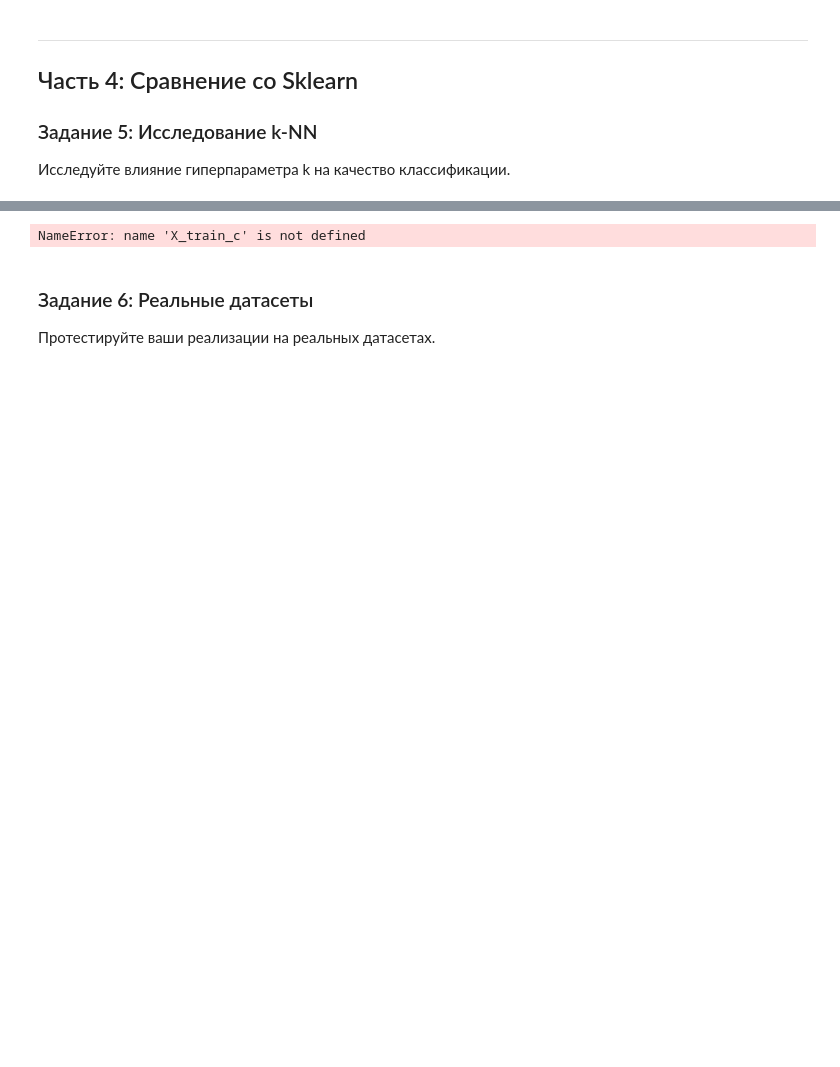
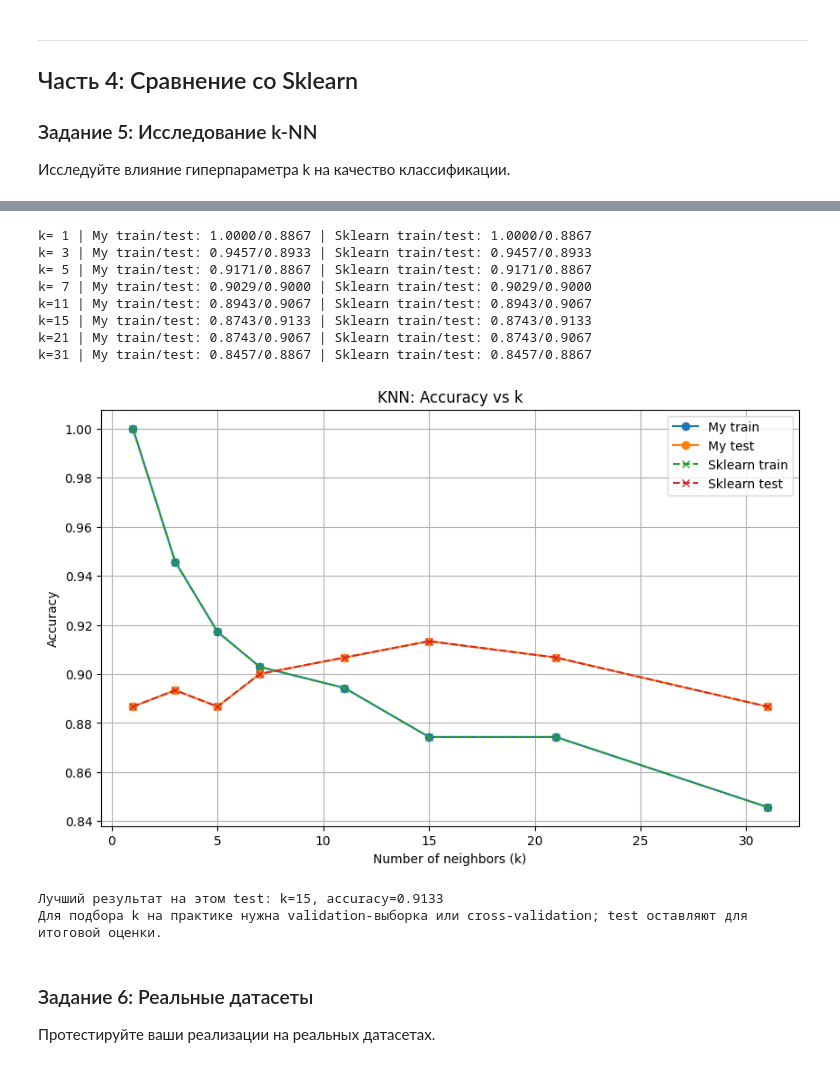
Before and after one commit to vasili-sikora/ml_azati_labs, a Jupyter notebook: lab7-knn-kmeans.ipynb, the cells around one changed output, grey strips where cells are left out. Saved outputs shown, nothing was run; the diff lists cells and outputs as text; code cells hidden in the pictures; blank space fills up the shorter version.

```diff
--- a/lab7-knn-kmeans.ipynb
+++ b/lab7-knn-kmeans.ipynb
@@ -262,16 +266,16 @@ def compute_distances(X_train, X_test, metric="l2"):
     #TODO: Реализовать с помощью broadcasting
     # Подсказка: используйте np.linalg.norm для L2 и np.sum(np.abs(...)) для L1
     # Или используйте формулу: ||a-b||^2 = ||a||^2 + ||b||^2 - 2*a*b
+    X_train = np.asarray(X_train, dtype=float)
+    X_test = np.asarray(X_test, dtype=float)
+    if X_train.ndim != 2 or X_test.ndim != 2 or X_train.shape[1] != X_test.shape[1]:
+        raise ValueError("Ожидаются двумерные массивы с одинаковым числом признаков")
     diff = X_test[:, np.newaxis, :] - X_train[np.newaxis, :, :]
-
     if metric == "l2":
-        distances = np.sqrt(np.abs(diff), axis=2)
-    elif metric == "l1":
-        distances = np.sum(np.abs(diff), axis=2)
-    else:
-        raise ValueError("Неизвестная метрика расстояния")
-
-    return distances
+        return np.linalg.norm(diff, axis=2)
+    if metric == "l1":
+        return np.sum(np.abs(diff), axis=2)
+    raise ValueError("metric должна быть 'l1' или 'l2'")
 # %% [markdown]
 ### Задание 3: Класс KNNClassifier
 
@@ -875,46 +962,51 @@ print(f"Train: {X_train_c.shape}, Test: {X_test_c.shape}")
 # %%
 #TODO: Исследовать accuracy для разных значений k
+#TODO: Обучить вашу модель KNNClassifier и sklearn
+# Вычислить accuracy на train и test
+# Визуализация
+#TODO: Вывести лучшее значение accuracy и соответствующий k
+# Сравниваем одинаковые параметры нашей реализации и sklearn.
 k_values = [1, 3, 5, 7, 11, 15, 21, 31]
-train_acc = []
-test_acc = []
+train_acc, test_acc = [], []
+sk_train_acc, sk_test_acc = [], []
 
 for k in k_values:
-    #TODO: Обучить вашу модель KNNClassifier и sklearn
-    # Вычислить accuracy на train и test
-    my_knn = KNNClassifier(n_neighbors=k)
-    my_knn.fit(X_train_c, y_train_c)
+    my_knn = KNNClassifier(n_neighbors=k).fit(X_train_c, y_train_c)
+    sk_knn = SklearnKNN(n_neighbors=k).fit(X_train_c, y_train_c)
+    train_acc.append(accuracy_score(y_train_c, my_knn.predict(X_train_c)))
+    test_acc.append(accuracy_score(y_test_c, my_knn.predict(X_test_c)))
+    sk_train_acc.append(accuracy_score(y_train_c, sk_knn.predict(X_train_c)))
+    sk_test_acc.append(accuracy_score(y_test_c, sk_knn.predict(X_test_c)))
+    print(f"k={k:2d} | My train/test: {train_acc[-1]:.4f}/{test_acc[-1]:.4f} "
+          f"| Sklearn train/test: {sk_train_acc[-1]:.4f}/{sk_test_acc[-1]:.4f}")
 
-    sk_knn = SklearnKNN(n_neighbors=k)
-    sk_knn.fit(X_train_c, y_train_c)
-
-    my_knn_train_pred = my_knn.predict(X_train_c)
-    my_knn_test_pred = my_knn.predict(X_test_c)
-
-    sk_knn_train_pred = sk_knn.predict(X_train_c)
-    sk_knn_test_pred = sk_knn.predict(X_test_c)
-
-    my_knn_acc_train = accuracy_score(y_train_c, my_knn_train_pred)
-    my_knn_acc_test = accuracy_score(y_test_c, my_knn_test_pred)
-
-    sk_knn_acc_train = accuracy_score(y_train_c, sk_knn_train_pred)
-    sk_knn_acc_test = accuracy_score(y_test_c, sk_knn_test_pred)
-
-    train_acc.append(my_knn_acc_train)
-    test_acc.append(my_knn_acc_test)
-# Визуализация
 plt.figure(figsize=(10, 6))
-plt.plot(k_values, train_acc, marker='o', label='Train Accuracy')
-plt.plot(k_values, test_acc, marker='o', label='Test Accuracy')
+plt.plot(k_values, train_acc, marker='o', label='My train')
+plt.plot(k_values, test_acc, marker='o', label='My test')
+plt.plot(k_values, sk_train_acc, linestyle='--', marker='x', label='Sklearn train')
+plt.plot(k_values, sk_test_acc, linestyle='--', marker='x', label='Sklearn test')
 plt.xlabel('Number of neighbors (k)')
 plt.ylabel('Accuracy')
 plt.title('KNN: Accuracy vs k')
 plt.legend()
 plt.grid(True)
 plt.show()
 
-#TODO: Вывести лучшее значение accuracy и соответствующий k
+best_index = int(np.argmax(test_acc))
+print(f"Лучший результат на этом test: k={k_values[best_index]}, accuracy={test_acc[best_index]:.4f}")
+print("Для подбора k на практике нужна validation-выборка или cross-validation; test оставляют для итоговой оценки.")
 # %% [output]
-NameError: name 'X_train_c' is not defined
+k= 1 | My train/test: 1.0000/0.8867 | Sklearn train/test: 1.0000/0.8867
+k= 3 | My train/test: 0.9457/0.8933 | Sklearn train/test: 0.9457/0.8933
+k= 5 | My train/test: 0.9171/0.8867 | Sklearn train/test: 0.9171/0.8867
+k= 7 | My train/test: 0.9029/0.9000 | Sklearn train/test: 0.9029/0.9000
+k=11 | My train/test: 0.8943/0.9067 | Sklearn train/test: 0.8943/0.9067
+k=15 | My train/test: 0.8743/0.9133 | Sklearn train/test: 0.8743/0.9133
+k=21 | My train/test: 0.8743/0.9067 | Sklearn train/test: 0.8743/0.9067
+k=31 | My train/test: 0.8457/0.8867 | Sklearn train/test: 0.8457/0.8867
+[figure, added]
+Лучший результат на этом test: k=15, accuracy=0.9133
+Для подбора k на практике нужна validation-выборка или cross-validation; test оставляют для итоговой оценки.
 # %% [markdown]
 ### Задание 6: Реальные датасеты
 
```
Also changed, not shown: parts of 26 cells of this notebook, 1 other file.
